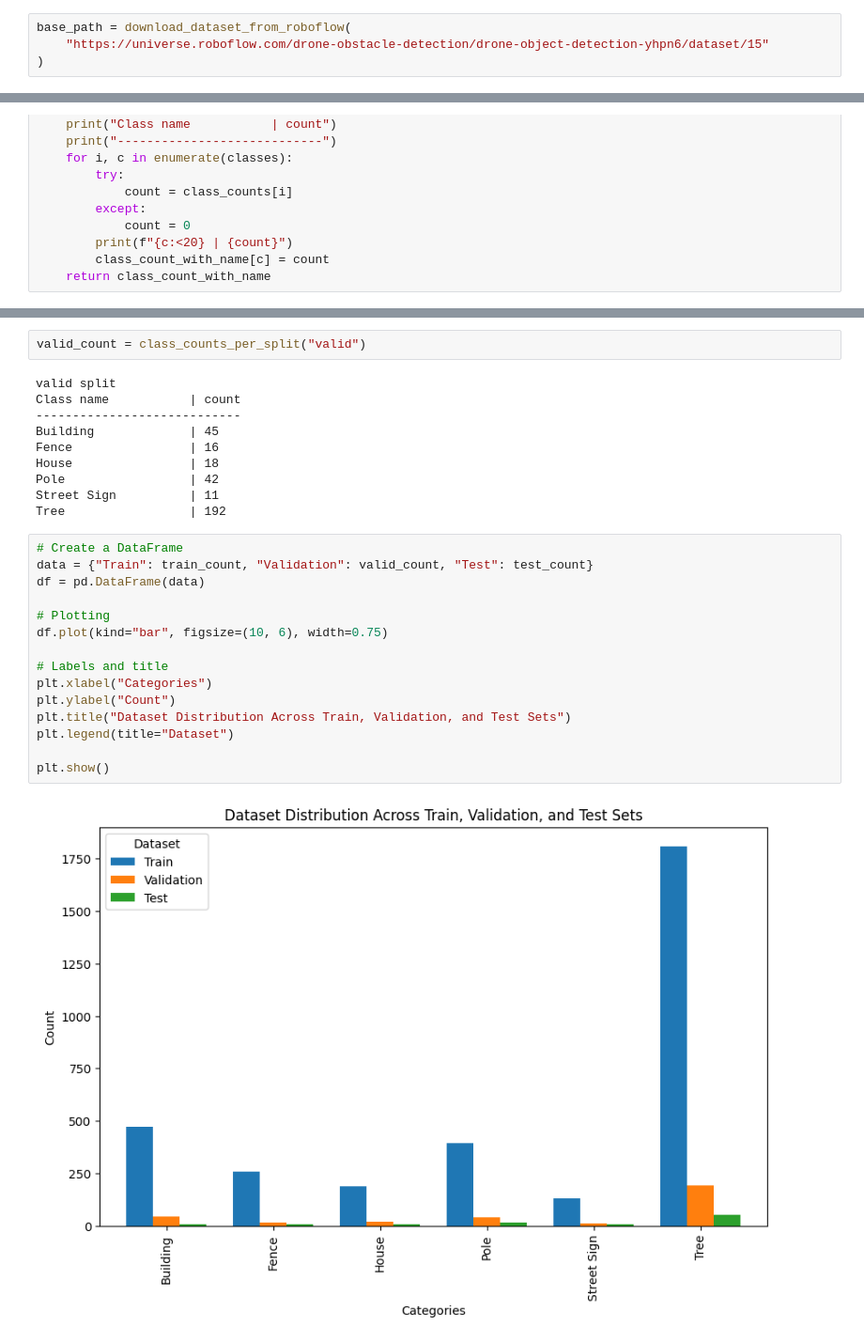
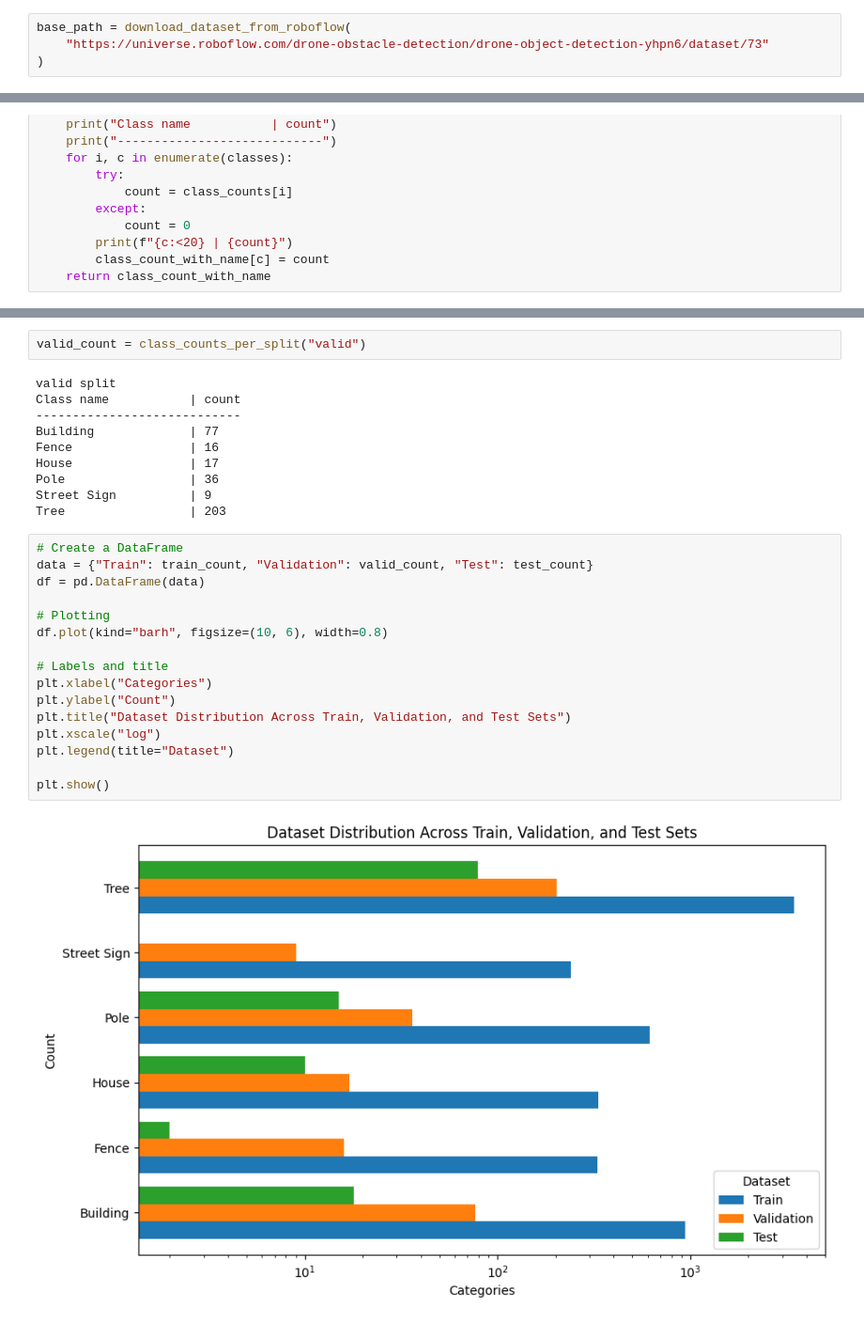
Before and after one commit to sjsu2024-data298-team6/pipeline, a Jupyter notebook: notebooks/explore.ipynb, the cells around one changed output, grey strips where cells are left out. Shown at 94% size. Drawn from its saved outputs; the diff is of its cells as text.

```diff
--- a/notebooks/explore.ipynb
+++ b/notebooks/explore.ipynb
@@ -35,6 +37,6 @@ def download_dataset_from_roboflow(url):
 # %%
 base_path = download_dataset_from_roboflow(
-    "https://universe.roboflow.com/drone-obstacle-detection/drone-object-detection-yhpn6/dataset/15"
+    "https://universe.roboflow.com/drone-obstacle-detection/drone-object-detection-yhpn6/dataset/73"
 )
 # %% [output]
 loading Roboflow workspace...
@@ -116,26 +118,27 @@ valid_count = class_counts_per_split("valid")
 valid split
 Class name           | count
 ----------------------------
-Building             | 45
+Building             | 77
 Fence                | 16
-House                | 18
-Pole                 | 42
-Street Sign          | 11
-Tree                 | 192
+House                | 17
+Pole                 | 36
+Street Sign          | 9
+Tree                 | 203
 # %%
 # Create a DataFrame
 data = {"Train": train_count, "Validation": valid_count, "Test": test_count}
 df = pd.DataFrame(data)
 
 # Plotting
-df.plot(kind="bar", figsize=(10, 6), width=0.75)
+df.plot(kind="barh", figsize=(10, 6), width=0.8)
 
 # Labels and title
 plt.xlabel("Categories")
 plt.ylabel("Count")
 plt.title("Dataset Distribution Across Train, Validation, and Test Sets")
+plt.xscale("log")
 plt.legend(title="Dataset")
 
 plt.show()
 # %% [output]
-[figure, old version]
+[figure, new version]
```
Also changed, not shown: parts of 13 cells of this notebook.
